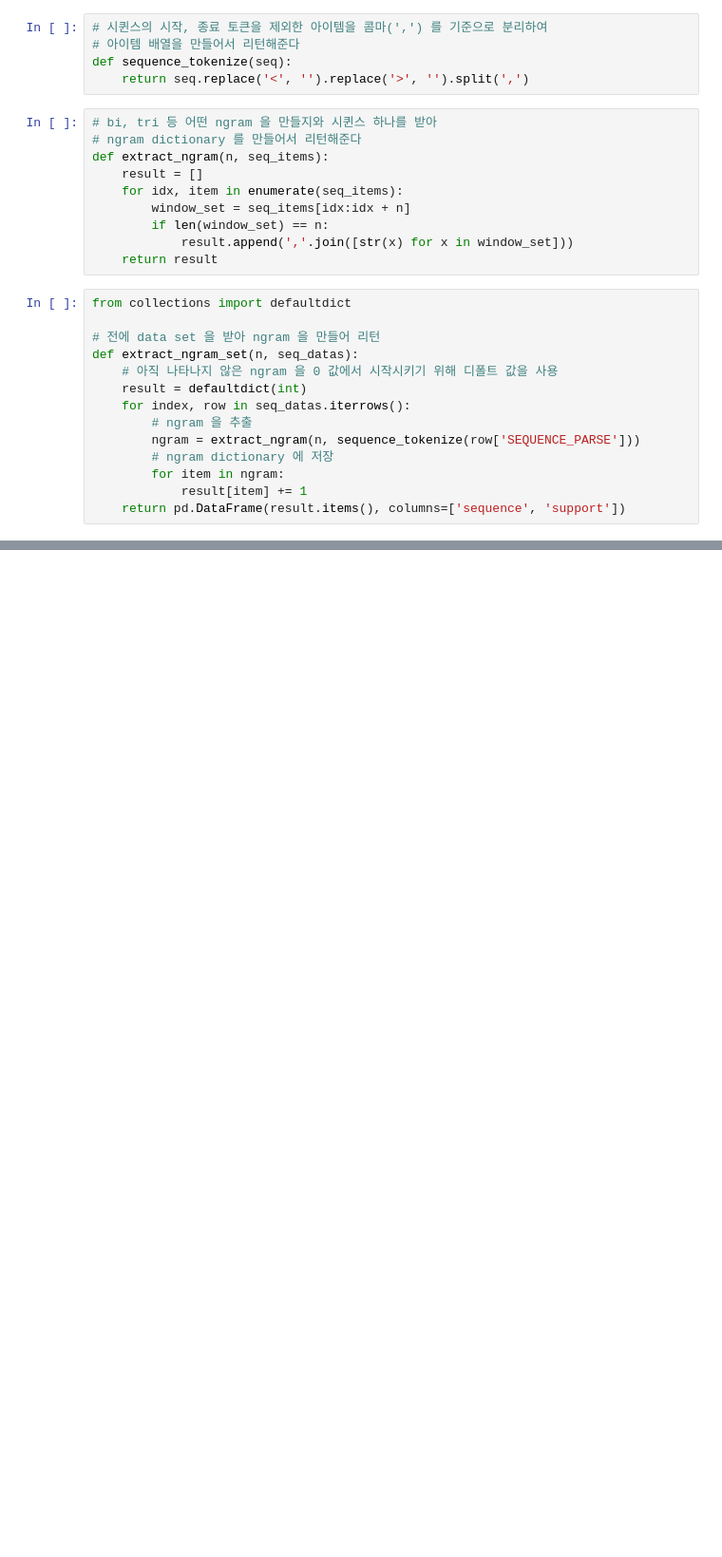
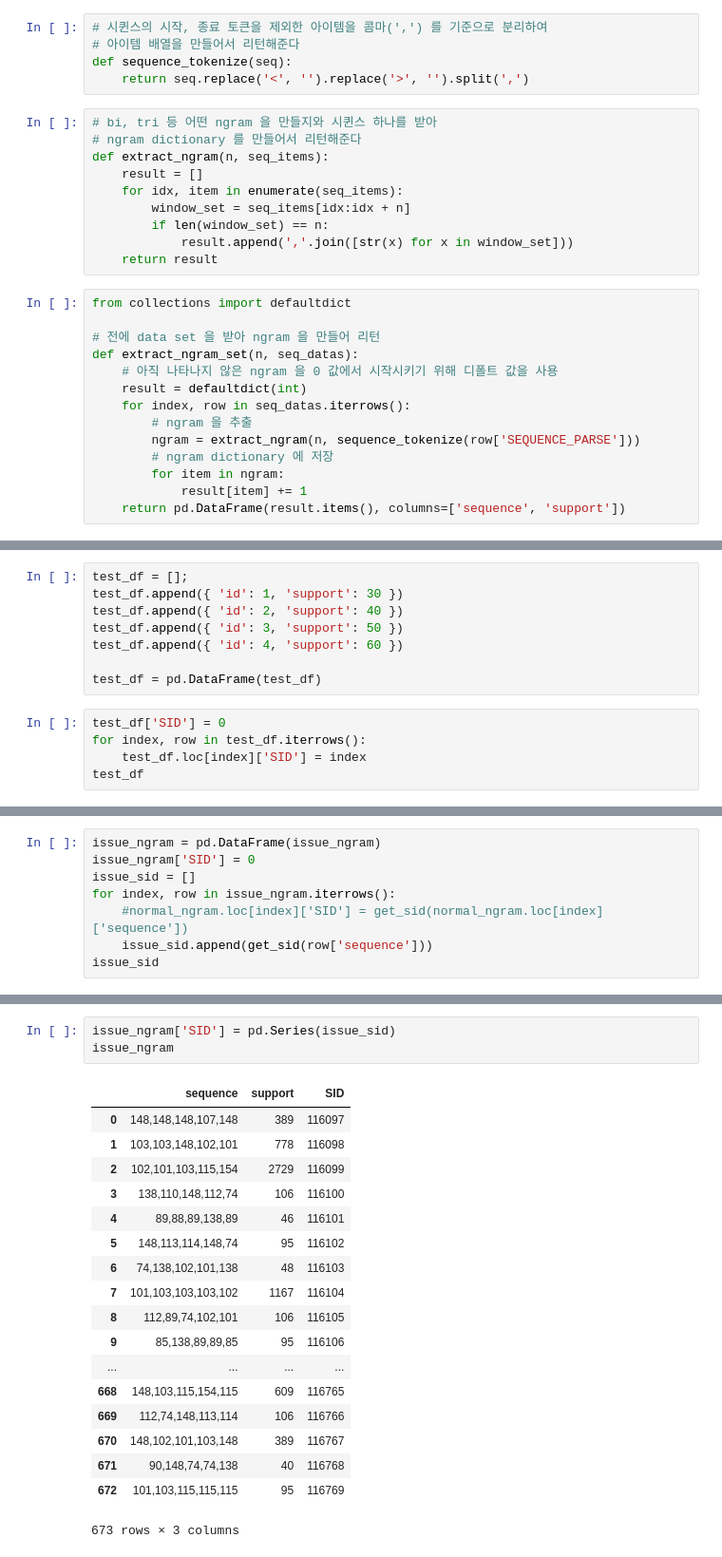
Before and after one commit to OrangeNebula/momsitter-notebook, a Jupyter notebook: 03-momsitter-sequence-rel-support-comparision.ipynb, the cells around one changed output, grey strips where cells are left out. Shown at 95% size. Saved outputs shown, nothing was run; the diff lists cells and outputs as text; blank space fills up the shorter version.

```diff
--- a/03-momsitter-sequence-rel-support-comparision.ipynb
+++ b/03-momsitter-sequence-rel-support-comparision.ipynb
@@ -103,0 +178,13 @@ normal_ngram.sort_values(['support'], ascending=[False]).head(10)
+# %%
+test_df = [];
+test_df.append({ 'id': 1, 'support': 30 })
+test_df.append({ 'id': 2, 'support': 40 })
+test_df.append({ 'id': 3, 'support': 50 })
+test_df.append({ 'id': 4, 'support': 60 })
+
+test_df = pd.DataFrame(test_df)
+# %%
+test_df['SID'] = 0
+for index, row in test_df.iterrows():
+    test_df.loc[index]['SID'] = index
+test_df
@@ -170,0 +222,8 @@ Name: support, Length: 116097, dtype: int64
+# %%
+issue_ngram = pd.DataFrame(issue_ngram)
+issue_ngram['SID'] = 0
+issue_sid = []
+for index, row in issue_ngram.iterrows():
+    #normal_ngram.loc[index]['SID'] = get_sid(normal_ngram.loc[index]['sequence'])
+    issue_sid.append(get_sid(row['sequence']))
+issue_sid
@@ -170,0 +248,22 @@ Name: support, Length: 116097, dtype: int64
+# %%
+issue_ngram['SID'] = pd.Series(issue_sid)
+issue_ngram
+# %% [output]
+|  | sequence | support | SID |
+| 0 | 148,148,148,107,148 | 389 | 116097 |
+| 1 | 103,103,148,102,101 | 778 | 116098 |
+| 2 | 102,101,103,115,154 | 2729 | 116099 |
+| 3 | 138,110,148,112,74 | 106 | 116100 |
+| 4 | 89,88,89,138,89 | 46 | 116101 |
+| 5 | 148,113,114,148,74 | 95 | 116102 |
+| 6 | 74,138,102,101,138 | 48 | 116103 |
+| 7 | 101,103,103,103,102 | 1167 | 116104 |
+| 8 | 112,89,74,102,101 | 106 | 116105 |
+| 9 | 85,138,89,89,85 | 95 | 116106 |
+| ... | ... | ... | ... |
+| 668 | 148,103,115,154,115 | 609 | 116765 |
+| 669 | 112,74,148,113,114 | 106 | 116766 |
+| 670 | 148,102,101,103,148 | 389 | 116767 |
+| 671 | 90,148,74,74,138 | 40 | 116768 |
+| 672 | 101,103,115,115,115 | 95 | 116769 |
+673 rows × 3 columns
```
Also changed, not shown: parts of 14 cells of this notebook, 1 other file.
